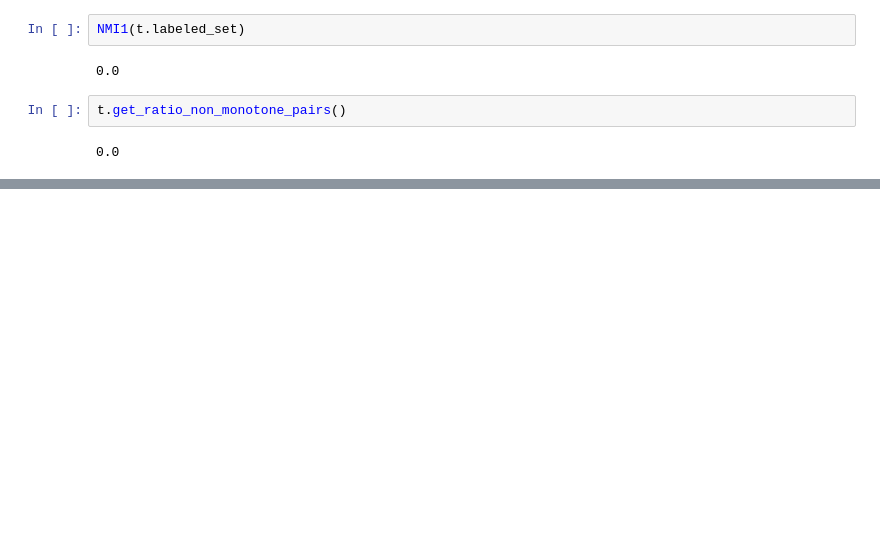
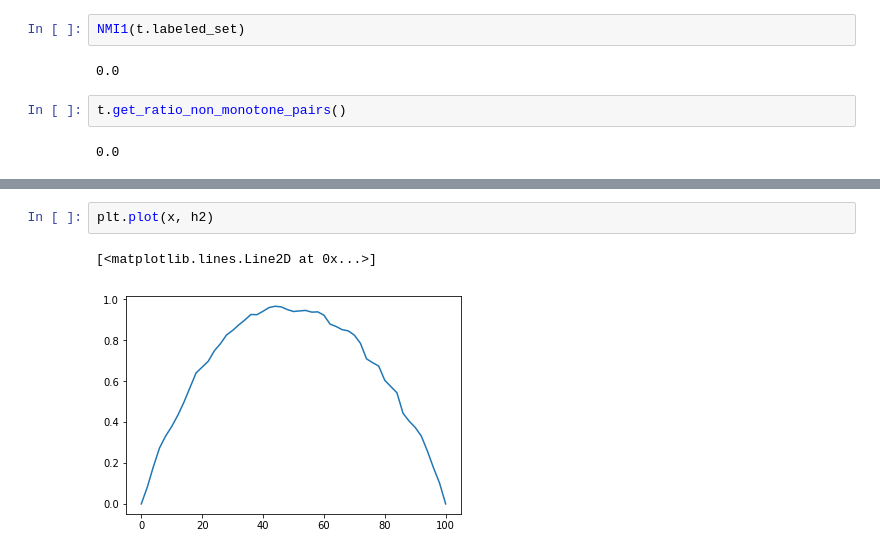
Before and after one commit to laudao/stage2018, a Jupyter notebook: code-experimentations/exp_ratio.ipynb, the cells around one changed output, grey strips where cells are left out. Cells and saved outputs as stored; diff of their text form; blank space fills up the shorter version.

```diff
--- a/code-experimentations/exp_ratio.ipynb
+++ b/code-experimentations/exp_ratio.ipynb
@@ -116,0 +133,5 @@ plt.plot(ratio)
+# %%
+plt.plot(x, h2)
+# %% [output]
+[<matplotlib.lines.Line2D at 0x...>]
+[figure, added]
```
Also changed, not shown: parts of 9 cells of this notebook, 30 other files.
